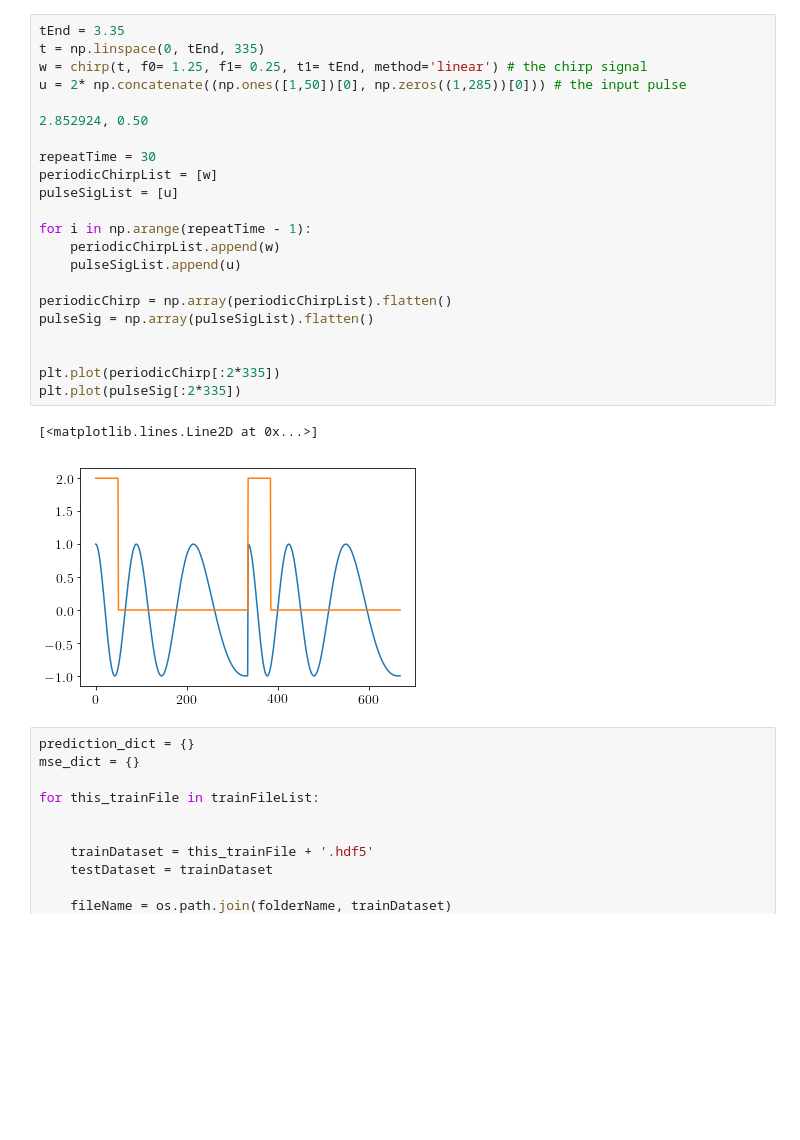
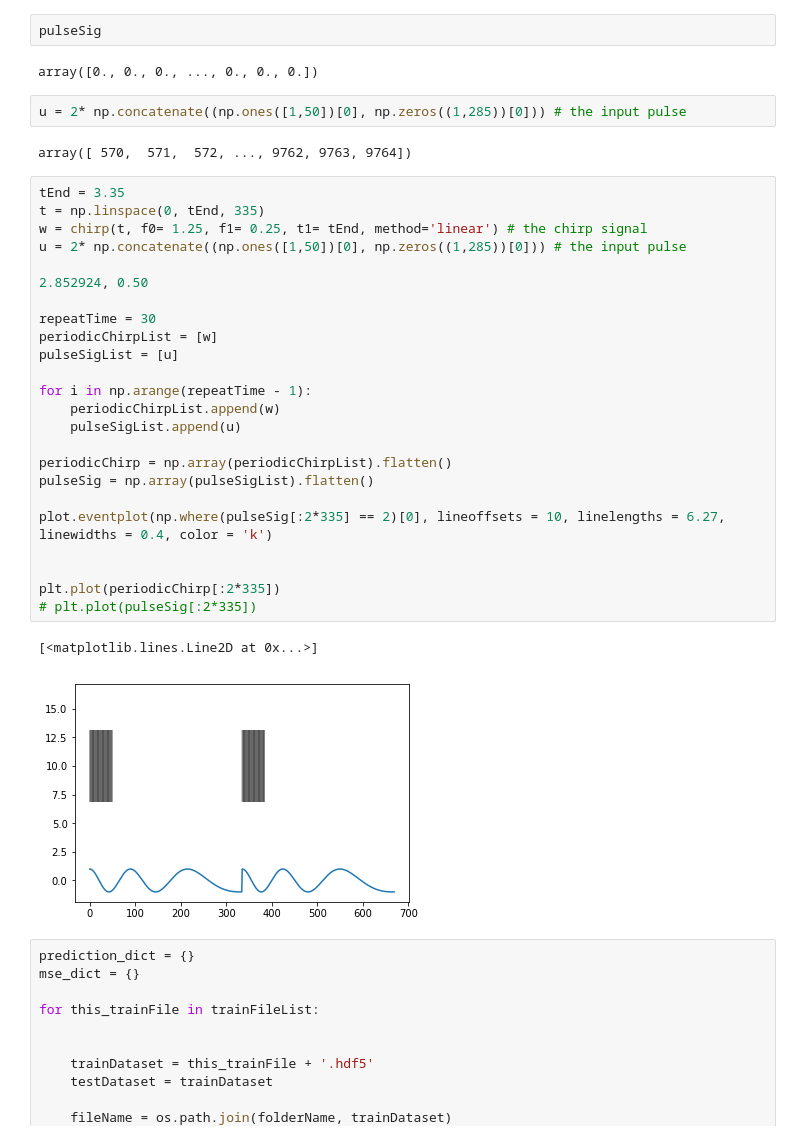
Before and after one commit to liutianlin0121/msc_thesis_code, a Jupyter notebook: chirp/chirp_regression.ipynb, the cells around one changed output. Saved outputs shown, nothing was run; the diff lists cells and outputs as text; blank space fills up the shorter version.

```diff
--- a/chirp/chirp_regression.ipynb
+++ b/chirp/chirp_regression.ipynb
@@ -46,28 +23,38 @@ array([1., 1., 1., 1., 1., 1., 1., 1., 1., 1., 1., 1., 1., 1., 1., 1., 1.,
+# %%
+pulseSig
+# %% [output]
+array([0., 0., 0., ..., 0., 0., 0.])
+# %%
+u = 2* np.concatenate((np.ones([1,50])[0], np.zeros((1,285))[0])) # the input pulse
+# %% [output]
+array([ 570,  571,  572, ..., 9762, 9763, 9764])
 # %%
 tEnd = 3.35
 t = np.linspace(0, tEnd, 335)
 w = chirp(t, f0= 1.25, f1= 0.25, t1= tEnd, method='linear') # the chirp signal
 u = 2* np.concatenate((np.ones([1,50])[0], np.zeros((1,285))[0])) # the input pulse
 
 2.852924, 0.50
 
 repeatTime = 30
 periodicChirpList = [w]
 pulseSigList = [u]
 
 for i in np.arange(repeatTime - 1):
     periodicChirpList.append(w)
     pulseSigList.append(u)
 
 periodicChirp = np.array(periodicChirpList).flatten()
 pulseSig = np.array(pulseSigList).flatten()
 
+plot.eventplot(np.where(pulseSig[:2*335] == 2)[0], lineoffsets = 10, linelengths = 6.27, linewidths = 0.4, color = 'k')
+
 
 plt.plot(periodicChirp[:2*335])
-plt.plot(pulseSig[:2*335])
+# plt.plot(pulseSig[:2*335])
 # %% [output]
 [<matplotlib.lines.Line2D at 0x...>]
-[figure, old version]
+[figure, new version]
 # %%
 prediction_dict = {}
 mse_dict = {}
```
Also changed, not shown: parts of 6 cells of this notebook, 1 other file.
